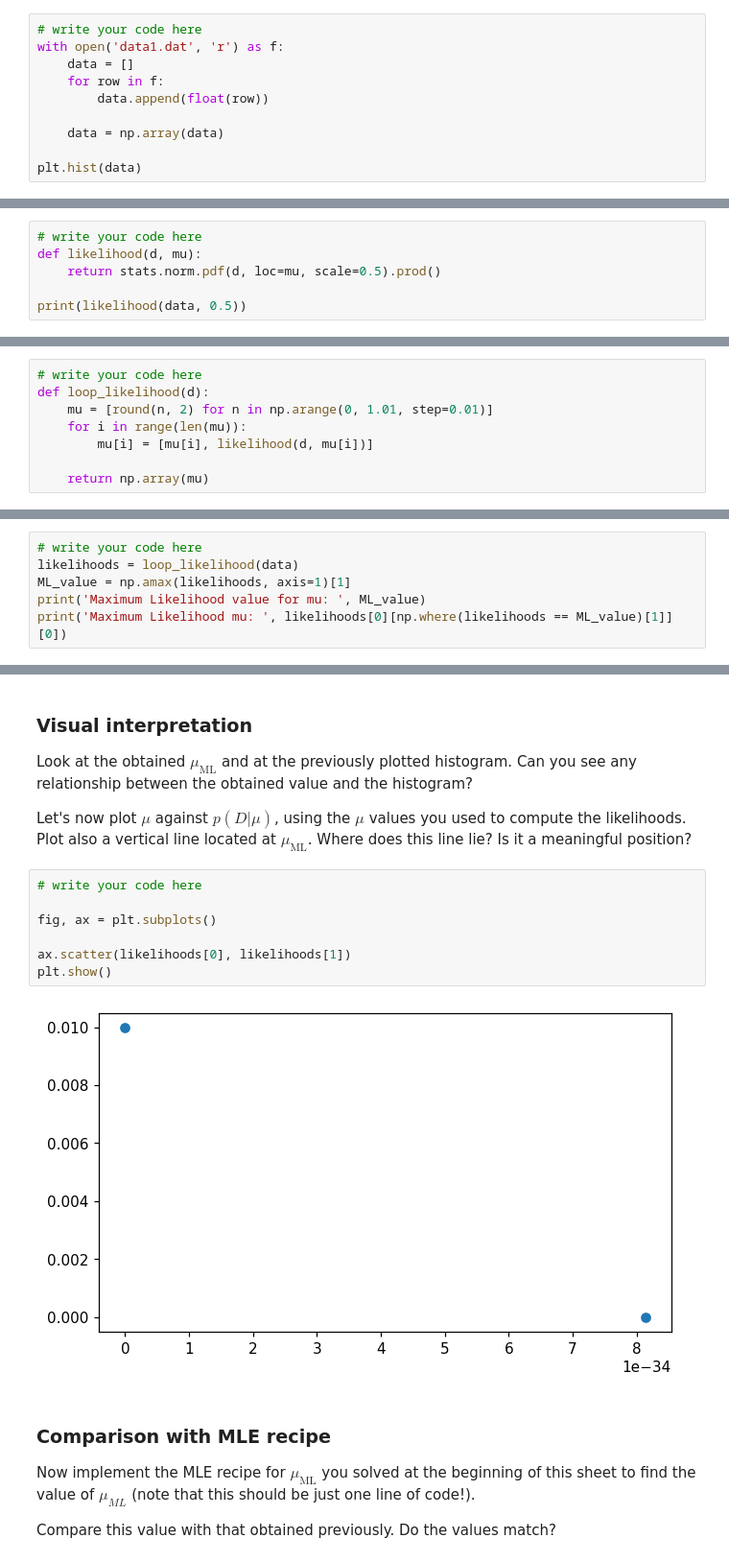
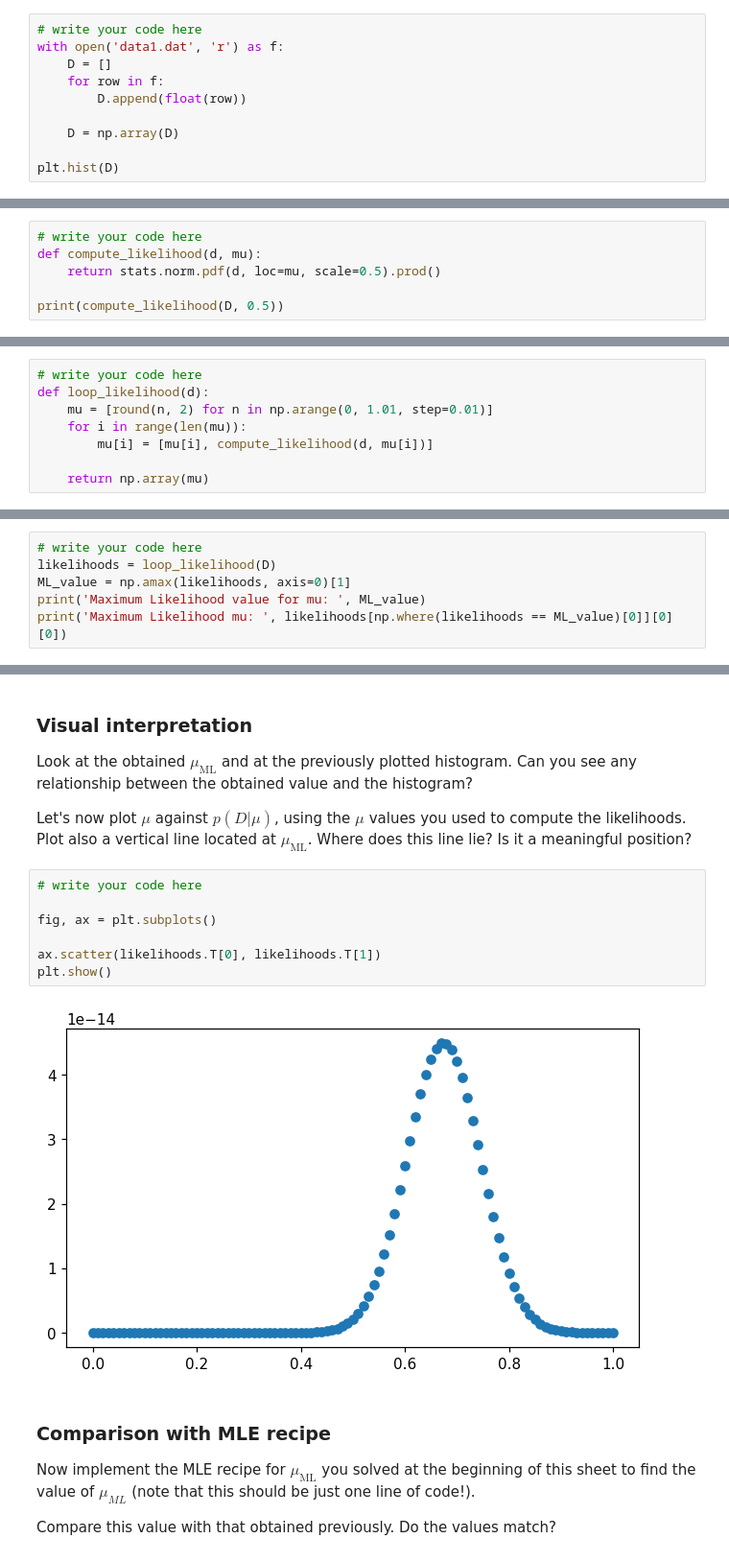
Before and after one commit to alexelwood14/COMS20011_2021, a Jupyter notebook: labs/lab_4/labsheet4.ipynb, the cells around one changed output, grey strips where cells are left out. Shown at 96% size. Cells and saved outputs as stored; diff of their text form.

```diff
--- a/labs/lab_4/labsheet4.ipynb
+++ b/labs/lab_4/labsheet4.ipynb
@@ -58,13 +56,13 @@ Let's now load the data from the file `data1.dat` and let's plot the histogram o
 # %%
 # write your code here
 with open('data1.dat', 'r') as f:
-    data = []
+    D = []
     for row in f:
-        data.append(float(row))
+        D.append(float(row))
 
-    data = np.array(data)
+    D = np.array(D)
 
-plt.hist(data)
+plt.hist(D)
 # %% [output]
 (array([2., 1., 5., 9., 8., 8., 8., 4., 2., 3.]),
  array([-0.34415 , -0.144065,  0.05602 ,  0.256105,  0.45619 ,  0.656275,
@@ -79,10 +77,10 @@ Write a function `compute_likelihood(D, mu)` that takes a value of $\mu$ and com
 You may use NumPy's function `np.prod` for the calculation.
 # %%
 # write your code here
-def likelihood(d, mu):
+def compute_likelihood(d, mu):
     return stats.norm.pdf(d, loc=mu, scale=0.5).prod()
 
-print(likelihood(data, 0.5))
+print(compute_likelihood(D, 0.5))
 # %% [output]
 2.1613853049710207e-15
 # %% [markdown]
@@ -92,7 +90,7 @@ Write a function `loop_likelihood(D)` that calls `compute_likelihood` for each v
 def loop_likelihood(d):
     mu = [round(n, 2) for n in np.arange(0, 1.01, step=0.01)]
     for i in range(len(mu)):
-        mu[i] = [mu[i], likelihood(d, mu[i])]
+        mu[i] = [mu[i], compute_likelihood(d, mu[i])]
 
     return np.array(mu)
 # %% [markdown]
@@ -105,8 +103,8 @@ def loop_likelihood(d):
 Make sure you understand the difference between the two.
 # %%
 # write your code here
-likelihoods = loop_likelihood(data)
-ML_value = np.amax(likelihoods, axis=1)[1]
+likelihoods = loop_likelihood(D)
+ML_value = np.amax(likelihoods, axis=0)[1]
 print('Maximum Likelihood value for mu: ', ML_value)
-print('Maximum Likelihood mu: ', likelihoods[0][np.where(likelihoods == ML_value)[1]][0])
+print('Maximum Likelihood mu: ', likelihoods[np.where(likelihoods == ML_value)[0]][0][0])
 # %% [output]
@@ -121,12 +119,12 @@ Let's now plot $\mu$ against $p(D|\mu)$, using the $\mu$ values you used to comp
 # %%
 # write your code here
 
 fig, ax = plt.subplots()
 
-ax.scatter(likelihoods[0], likelihoods[1])
+ax.scatter(likelihoods.T[0], likelihoods.T[1])
 plt.show()
 # %% [output]
-[figure, old version]
+[figure, new version]
 # %% [markdown]
 ### Comparison with MLE recipe
 
```
Also changed, not shown: parts of 12 cells of this notebook.
